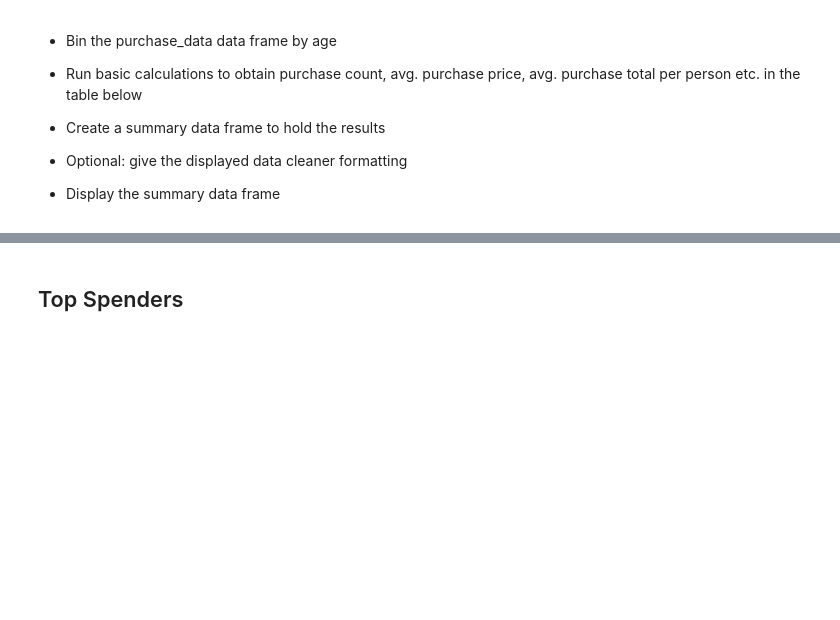
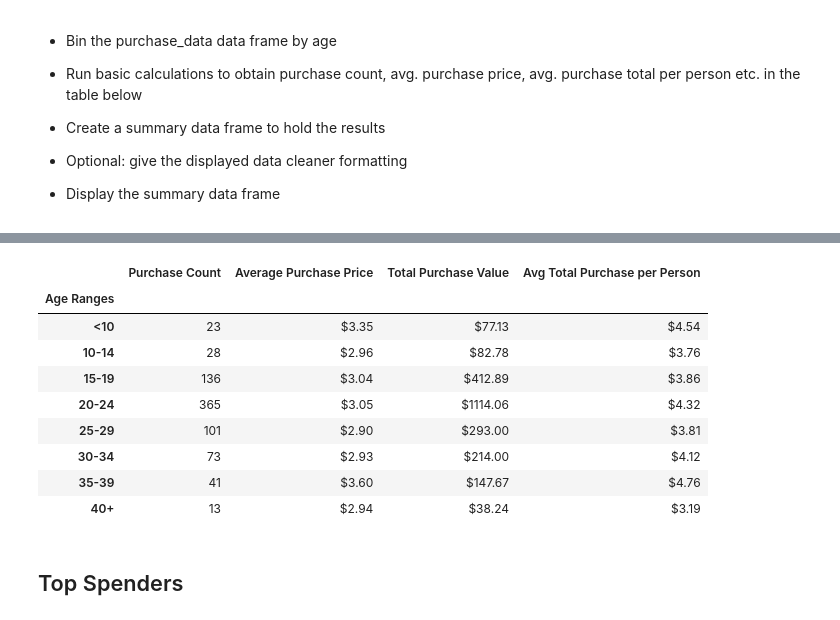
Before and after one commit to efrisch6/pandas-challenge, a Jupyter notebook: HeroesOfPymoli/HeroesOfPymoli_starter.ipynb, the cells around one changed output, grey strips where cells are left out. Drawn from its saved outputs; the diff is of its cells as text; code cells hidden in the pictures; blank space fills up the shorter version.

Commit message:
Worked on homework - Gender and Age Demographics Analysis

```diff
--- a/HeroesOfPymoli/HeroesOfPymoli_starter.ipynb
+++ b/HeroesOfPymoli/HeroesOfPymoli_starter.ipynb
@@ -159,3 +174,38 @@ Name: Price, dtype: float64
+# %%
+age_df = purchase_data
+age_df.loc[:,"Age Ranges"] = pd.cut(x=age_df.loc[:,'Age'], bins=[0,9,14,19,24,29,34,39,100], labels=['<10','10-14','15-19','20-24','25-29','30-34','35-39', '40+'])
+age_group = age_df.groupby("Age Ranges")
+count = age_group["Age"].count()
+
+avg_price = age_group["Price"].mean()
+
+total = age_group["Price"].sum()
+
+
+age_person_group = age_df.groupby(["Age Ranges","SN"])
+avg_per_age = age_person_group["Price"].sum().reset_index().groupby(["Age Ranges"]).mean()
+
+
+age_analysis_df = pd.DataFrame({"Purchase Count" : count,
+                                   "Average Purchase Price" : avg_price,
+                                   "Total Purchase Value" : total,
+                                   "Avg Total Purchase per Person" : avg_per_age["Price"]
+                                  })
+
+
+age_analysis_df = age_analysis_df.style.format({"Average Purchase Price":"${:.2f}","Total Purchase Value":"${:.2f}","Avg Total Purchase per Person":"${:.2f}"})
+age_analysis_df
+# %% [output]
+|  | Purchase Count | Average Purchase Price | Total Purchase Value | Avg Total Purchase per Person |
+| Age Ranges |  |  |  |  |
+| <10 | 23 | $3.35 | $77.13 | $4.54 |
+| 10-14 | 28 | $2.96 | $82.78 | $3.76 |
+| 15-19 | 136 | $3.04 | $412.89 | $3.86 |
+| 20-24 | 365 | $3.05 | $1114.06 | $4.32 |
+| 25-29 | 101 | $2.90 | $293.00 | $3.81 |
+| 30-34 | 73 | $2.93 | $214.00 | $4.12 |
+| 35-39 | 41 | $3.60 | $147.67 | $4.76 |
+| 40+ | 13 | $2.94 | $38.24 | $3.19 |
 # %% [markdown]
 ## Top Spenders
 # %% [markdown]
```
Also changed, not shown: parts of 5 cells of this notebook.
